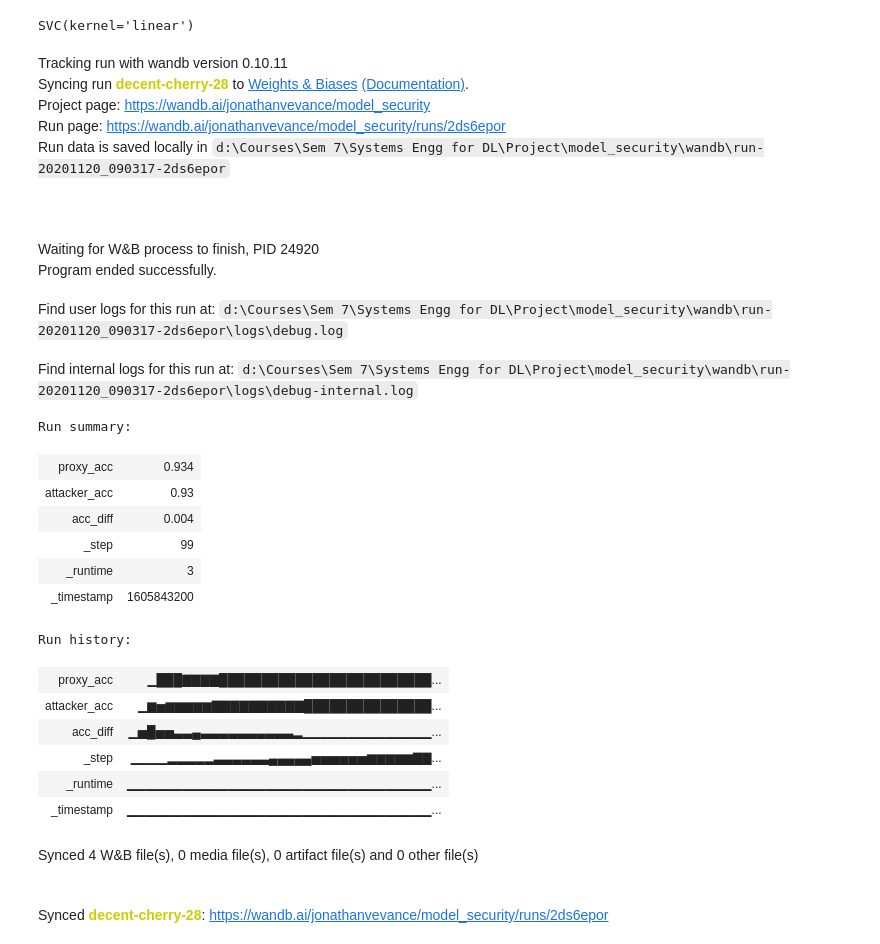
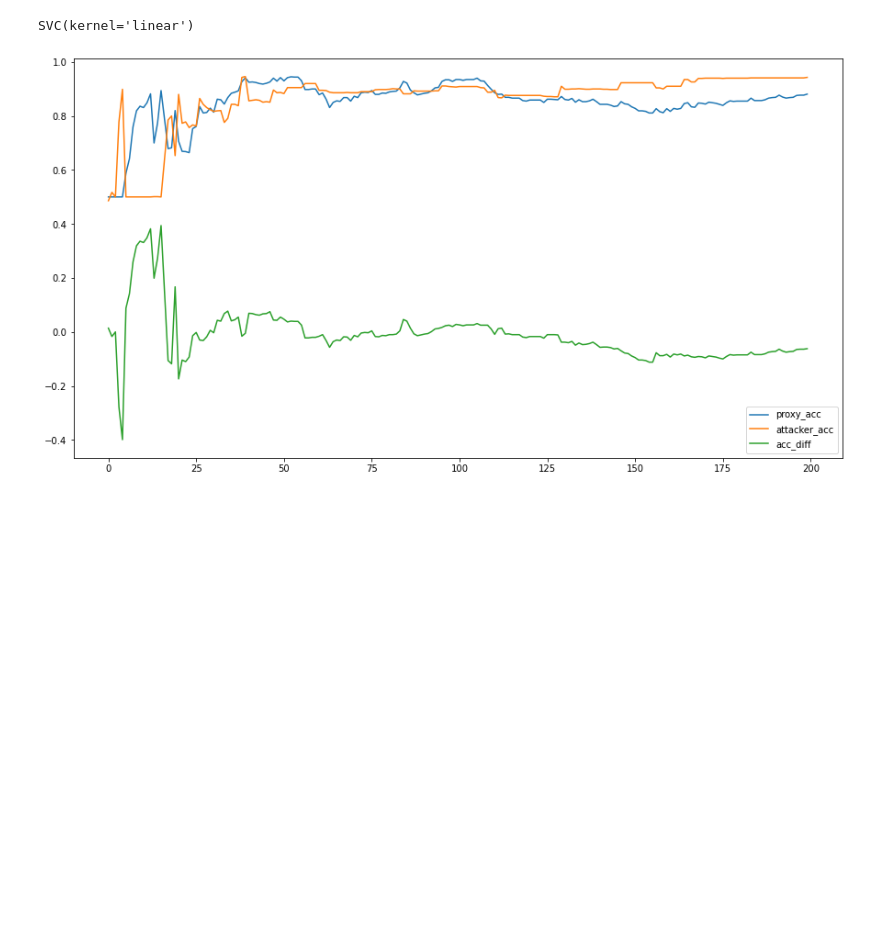
Before and after one commit to jonathanvevance/model_security, a Jupyter notebook: privacy_tests.ipynb, the cells around one changed output. Drawn from its saved outputs; the diff is of its cells as text; code cells hidden in the pictures; blank space fills up the shorter version.

```diff
--- a/privacy_tests.ipynb
+++ b/privacy_tests.ipynb
@@ -63,14 +98,12 @@ clf.fit(X, y)
 [figure]
 SVC(kernel='linear')
 # %%
-import random
 class naive_attacker:
-    def __init__(self, target, x1_range = (0, 10), x2_range = (-3, 8)):
+    def __init__(self, target, x1_range = (0, 20), x2_range = (-5, 15)):
         self.x1_range, self.x2_range = x1_range, x2_range
-        self.target = target
+        self.target = target # true clf
+        self.started = False
         self.clf = SVC()
-
-        self.started = False
 
         # store queries
         self.X = None
@@ -81,14 +114,12 @@ class naive_attacker:
         x2 = random.randint(self.x2_range[0], self.x2_range[1])
         x = np.array([x1, x2])
 
-        if not isinstance(self.X, np.ndarray):
+        if self.Y == []:
             self.X = np.expand_dims(x, axis = 0)
         else:
             self.X = np.vstack((self.X, x))
 
-        if x.ndim == 1:
-            x = np.expand_dims(x, axis = 0)
-
+        x = np.expand_dims(x, axis = 0)
         y = self.target.predict(x)
         self.Y.append(y)
 
@@ -106,36 +137,11 @@ class naive_attacker:
         if self.started:
             return self.clf.predict(X)
         else:
-            return [random.choice([0, 1]) for __ in range(len(X))]
+            return np.array([random.choice([0, 1]) for __ in range(len(X))])
 # %%
 proxy = online_lssvm()
-# proxy = online_svm_sgd() # has issues with fit with 1 class
 attacker = naive_attacker(clf)
-naive_test = test_proxy(proxy, attacker, X, y, log = True)
-naive_test.steal(100)
+naive_test = test_proxy(proxy, attacker, clf, X, y, log = False)
+naive_test.steal(200, weighted_update = False)
 # %% [output]
-Tracking run with wandb version 0.10.11
-Syncing run decent-cherry-28 to Weights & Biases (Documentation).
-Project page: https://wandb.ai/jonathanvevance/model_security
-Run page: https://wandb.ai/jonathanvevance/model_security/runs/2ds6epor
-Run data is saved locally in d:\Courses\Sem 7\Systems Engg for DL\Project\model_security\wandb\run-20201120_090317-2ds6epor
-Waiting for W&B process to finish, PID 24920
-Program ended successfully.
-Find user logs for this run at: d:\Courses\Sem 7\Systems Engg for DL\Project\model_security\wandb\run-20201120_090317-2ds6epor\logs\debug.log
-Find internal logs for this run at: d:\Courses\Sem 7\Systems Engg for DL\Project\model_security\wandb\run-20201120_090317-2ds6epor\logs\debug-internal.log
-Run summary:
-| proxy_acc | 0.934 |
-| attacker_acc | 0.93 |
-| acc_diff | 0.004 |
-| _step | 99 |
-| _runtime | 3 |
-| _timestamp | 1605843200 |
-Run history:
-| proxy_acc | ▁███▇▇▇▇█████████████████████████... |
-| attacker_acc | ▁▆▅▆▆▆▆▆▇▇▇▇▇▇▇▇▇▇███████████████... |
-| acc_diff | ▁▅█▅▅▃▃▄▃▃▃▃▃▃▃▃▃▃▂▁▁▁▁▁▁▁▁▁▁▁▁▁▁... |
-| _step | ▁▁▁▁▂▂▂▂▂▃▃▃▃▃▃▄▄▄▄▄▅▅▅▅▅▅▆▆▆▆▆▇▇... |
-| _runtime | ▁▁▁▁▁▁▁▁▁▁▁▁▁▁▁▁▁▁▁▁▁▁▁▁▁▁▁▁▁▁▁▁▁... |
-| _timestamp | ▁▁▁▁▁▁▁▁▁▁▁▁▁▁▁▁▁▁▁▁▁▁▁▁▁▁▁▁▁▁▁▁▁... |
-Synced 4 W&B file(s), 0 media file(s), 0 artifact file(s) and 0 other file(s)
-Synced decent-cherry-28: https://wandb.ai/jonathanvevance/model_security/runs/2ds6epor
+[figure, added]
```
Also changed, not shown: parts of 3 cells of this notebook, 2 other files.
